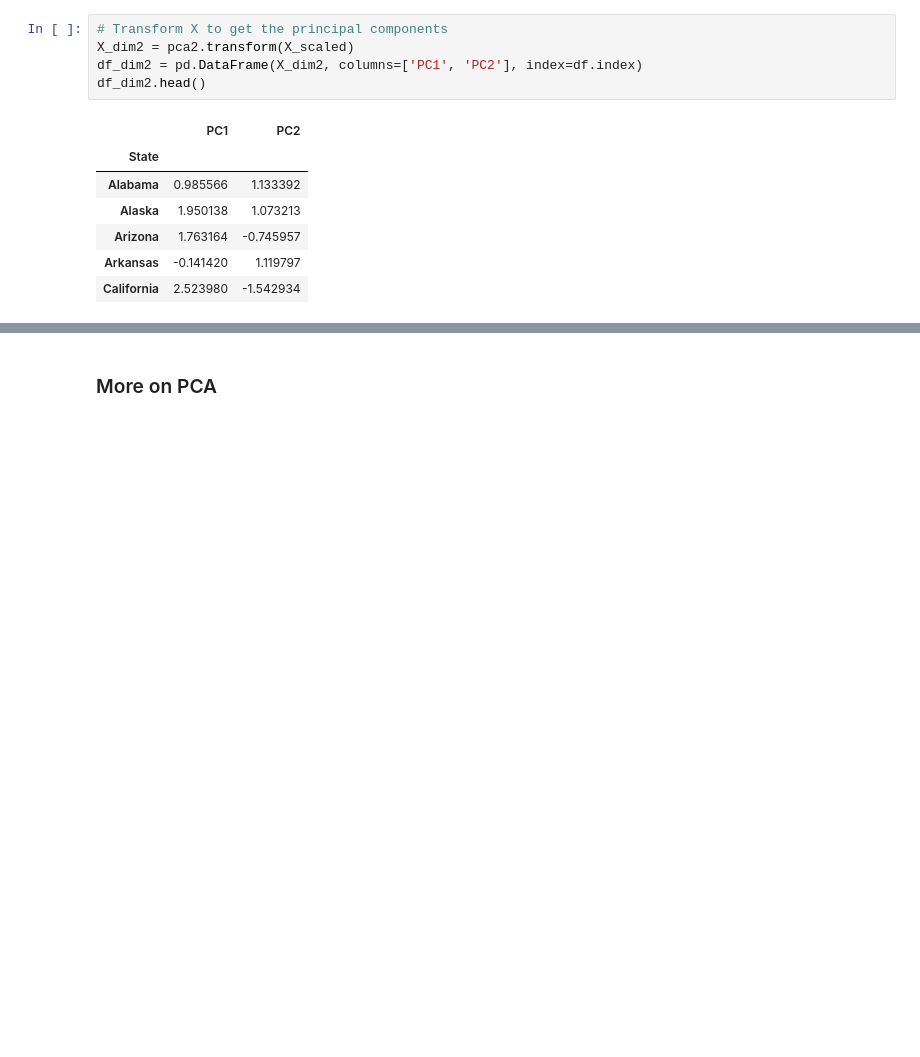
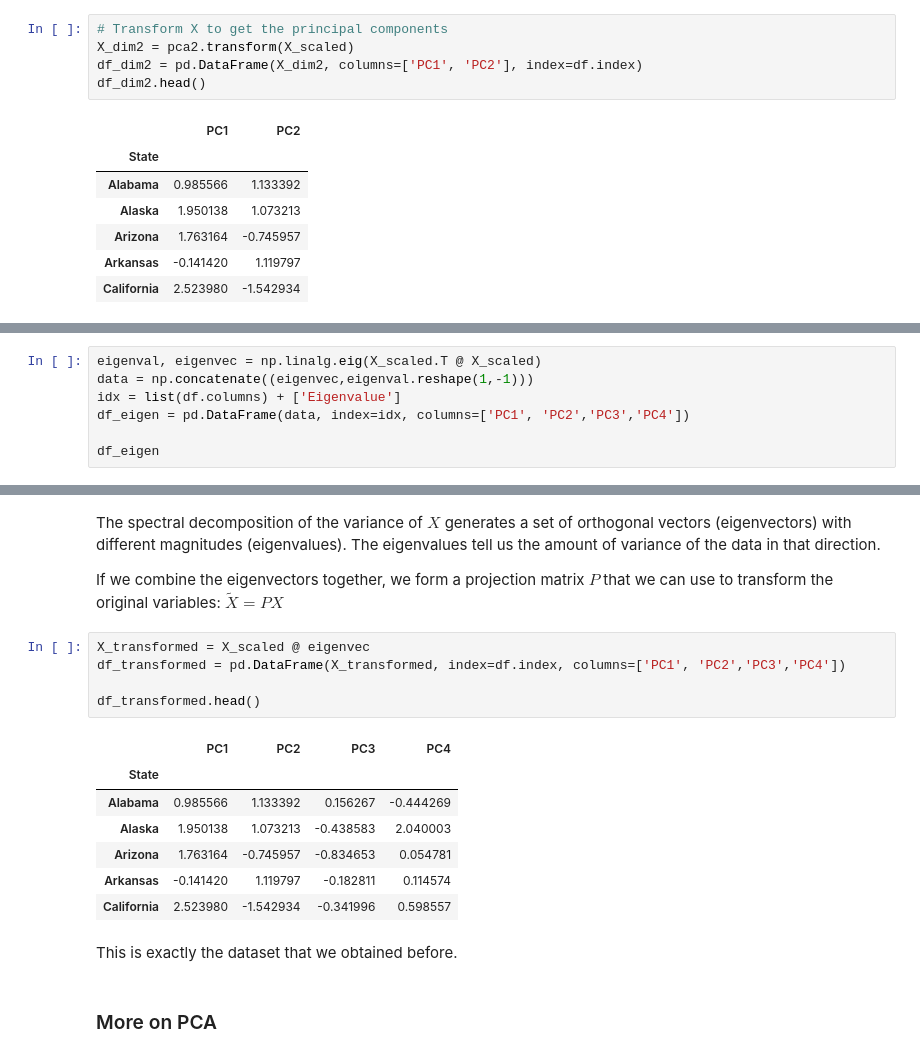
Before and after one commit to matteocourthoud/Machine-Learning-for-Economic-Analysis, a Jupyter notebook: 10_unsupervised.ipynb, the cells around one changed output, grey strips where cells are left out. Drawn from its saved outputs; the diff is of its cells as text; blank space fills up the shorter version.

```diff
--- a/10_unsupervised.ipynb
+++ b/10_unsupervised.ipynb
@@ -142,0 +181,7 @@ for i in df_loadings[['PC1', 'PC2']].index:
+# %%
+eigenval, eigenvec = np.linalg.eig(X_scaled.T @ X_scaled)
+data = np.concatenate((eigenvec,eigenval.reshape(1,-1)))
+idx = list(df.columns) + ['Eigenvalue']
+df_eigen = pd.DataFrame(data, index=idx, columns=['PC1', 'PC2','PC3','PC4'])
+
+df_eigen
@@ -143,3 +195,22 @@ for i in df_loadings[['PC1', 'PC2']].index:
+# %% [markdown]
+The spectral decomposition of the variance of $X$ generates a set of orthogonal vectors (eigenvectors) with different magnitudes (eigenvalues). The eigenvalues tell us the amount of variance of the data in that direction.
+
+If we combine the eigenvectors together, we form a projection matrix $P$ that we can use to transform the original variables: $\tilde X = P X$
+# %%
+X_transformed = X_scaled @ eigenvec
+df_transformed = pd.DataFrame(X_transformed, index=df.index, columns=['PC1', 'PC2','PC3','PC4'])
+
+df_transformed.head()
+# %% [output]
+|  | PC1 | PC2 | PC3 | PC4 |
+| State |  |  |  |  |
+| Alabama | 0.985566 | 1.133392 | 0.156267 | -0.444269 |
+| Alaska | 1.950138 | 1.073213 | -0.438583 | 2.040003 |
+| Arizona | 1.763164 | -0.745957 | -0.834653 | 0.054781 |
+| Arkansas | -0.141420 | 1.119797 | -0.182811 | 0.114574 |
+| California | 2.523980 | -1.542934 | -0.341996 | 0.598557 |
+# %% [markdown]
+This is exactly the dataset that we obtained before.
 # %% [markdown]
 ### More on PCA
 # %% [markdown]
```
Also changed, not shown: parts of 7 cells of this notebook, 1 other file.
